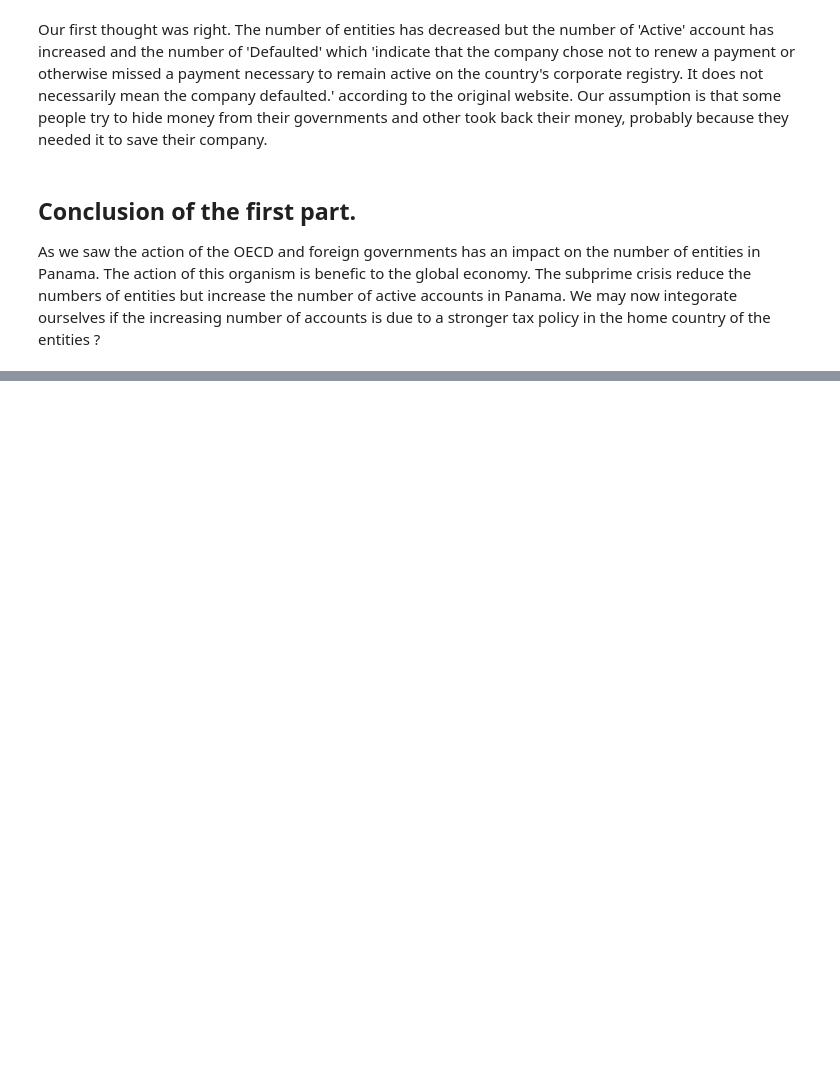
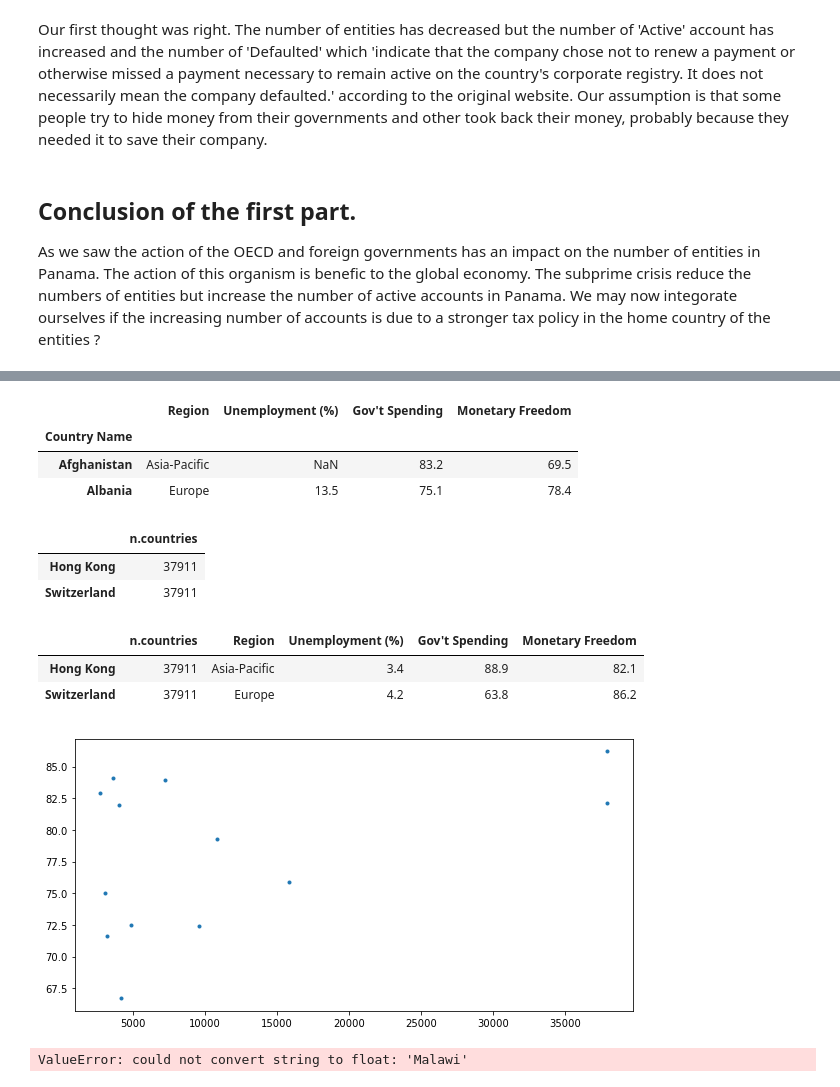
Before and after one commit to Roussaky/ada-EPFL, a Jupyter notebook: project/project_notebook.ipynb, the cells around one changed output, grey strips where cells are left out. Drawn from its saved outputs; the diff is of its cells as text; code cells hidden in the pictures; blank space fills up the shorter version.

```diff
--- a/project/project_notebook.ipynb
+++ b/project/project_notebook.ipynb
@@ -162,0 +168,36 @@ As we saw the action of the OECD and foreign governments has an impact on the nu
+# %%
+heritage_df = pd.read_excel('./Data/index2013_data.xls')
+heritage_df = heritage_df.set_index(['Country Name'])
+heritage_df = heritage_df[['Region','Unemployment (%)','Gov\'t Spending','Monetary Freedom']]
+heritage_df.head(2)
+# %% [output]
+|  | Region | Unemployment (%) | Gov't Spending | Monetary Freedom |
+| Country Name |  |  |  |  |
+| Afghanistan | Asia-Pacific | NaN | 83.2 | 69.5 |
+| Albania | Europe | 13.5 | 75.1 | 78.4 |
+# %%
+countries.head(2)
+# %% [output]
+|  | n.countries |
+| Hong Kong | 37911 |
+| Switzerland | 37911 |
+# %%
+result = pd.merge(countries[:20],heritage_df, left_index=True, right_index=True)
+result.head(2)
+# %% [output]
+|  | n.countries | Region | Unemployment (%) | Gov't Spending | Monetary Freedom |
+| Hong Kong | 37911 | Asia-Pacific | 3.4 | 88.9 | 82.1 |
+| Switzerland | 37911 | Europe | 4.2 | 63.8 | 86.2 |
+# %%
+plt.figure(figsize=(10,5))
+plt.plot(result['n.countries'],result['Monetary Freedom'],'.')
+plt.show()
+# %% [output]
+[figure, added]
+# %%
+fig = plt.figure()
+ax = fig.add_subplot(111)
+s = ax.scatter(result.index.values, result['Gov\'t Spending'], c=result['n.countries'])
+plt.colorbar(result.as_matrix())
+# %% [output]
+ValueError: could not convert string to float: 'Malawi'
```
Also changed, not shown: parts of 1 cell of this notebook, 4 other files.
